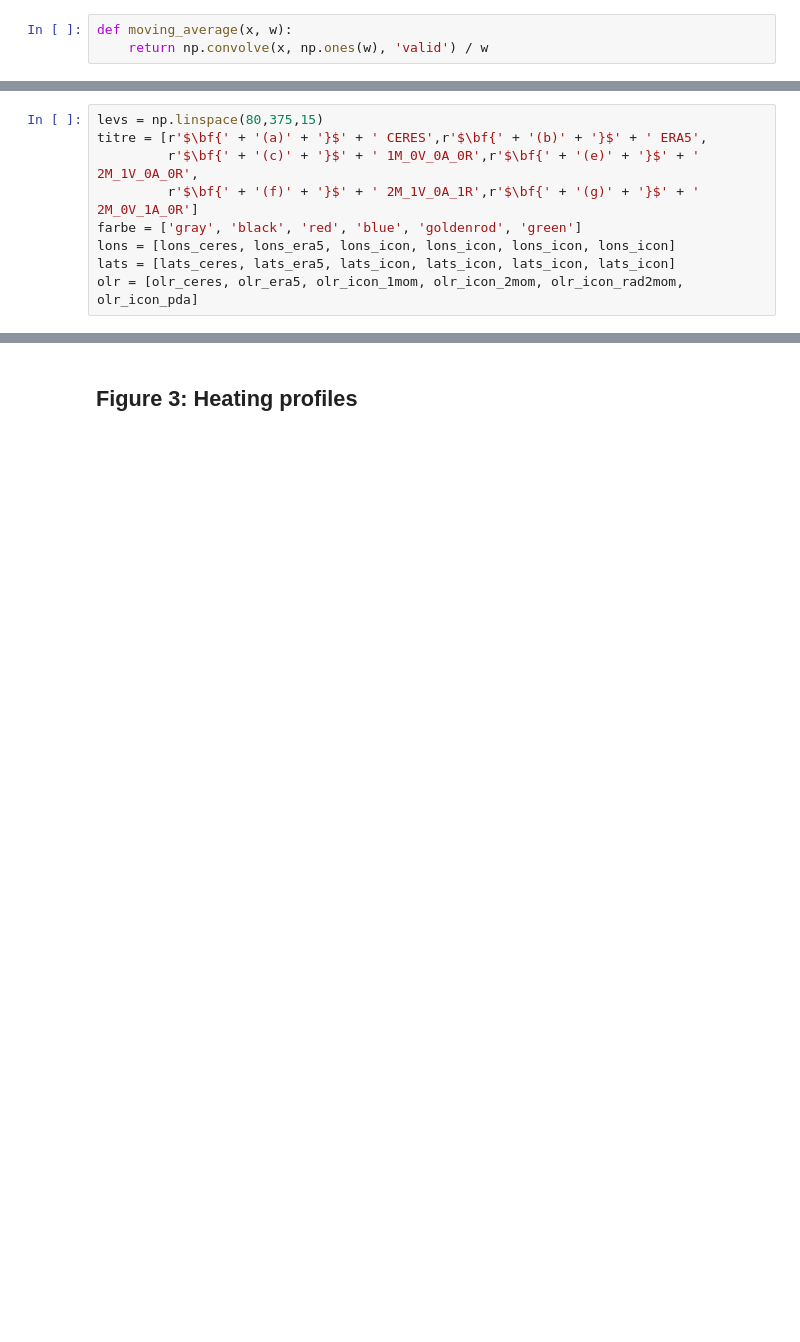
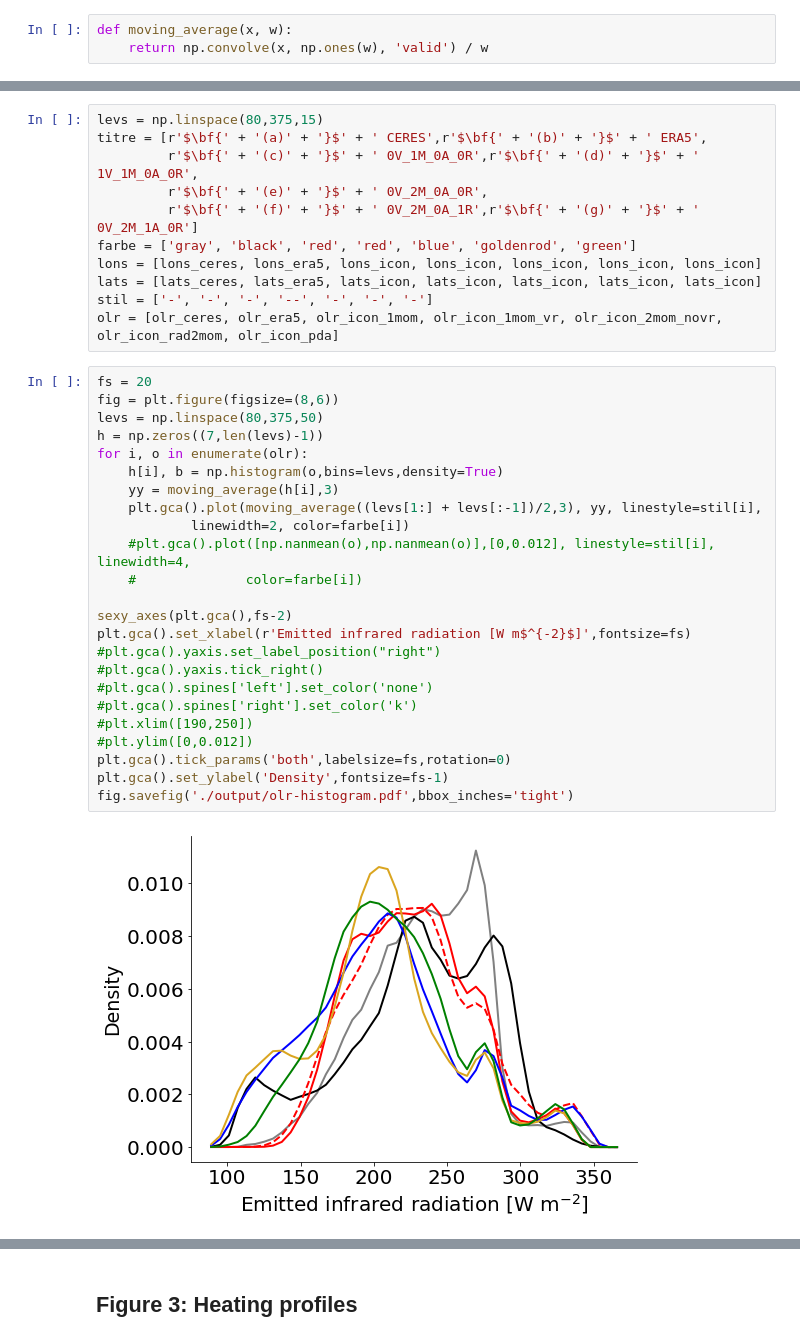
Before and after one commit to sylviasullivan/ice-microp-rad, a Jupyter notebook: Figures_article1.ipynb, the cells around one changed output, grey strips where cells are left out. Saved outputs shown, nothing was run; the diff lists cells and outputs as text; blank space fills up the shorter version.

```diff
--- a/Figures_article1.ipynb
+++ b/Figures_article1.ipynb
@@ -261,12 +273,40 @@ def resize_colorbar(event):
 # %%
 levs = np.linspace(80,375,15)
 titre = [r'$\bf{' + '(a)' + '}$' + ' CERES',r'$\bf{' + '(b)' + '}$' + ' ERA5',
-         r'$\bf{' + '(c)' + '}$' + ' 1M_0V_0A_0R',r'$\bf{' + '(e)' + '}$' + ' 2M_1V_0A_0R',
-         r'$\bf{' + '(f)' + '}$' + ' 2M_1V_0A_1R',r'$\bf{' + '(g)' + '}$' + ' 2M_0V_1A_0R']
-farbe = ['gray', 'black', 'red', 'blue', 'goldenrod', 'green']
-lons = [lons_ceres, lons_era5, lons_icon, lons_icon, lons_icon, lons_icon]
-lats = [lats_ceres, lats_era5, lats_icon, lats_icon, lats_icon, lats_icon]
-olr = [olr_ceres, olr_era5, olr_icon_1mom, olr_icon_2mom, olr_icon_rad2mom, olr_icon_pda]
+         r'$\bf{' + '(c)' + '}$' + ' 0V_1M_0A_0R',r'$\bf{' + '(d)' + '}$' + ' 1V_1M_0A_0R',
+         r'$\bf{' + '(e)' + '}$' + ' 0V_2M_0A_0R',
+         r'$\bf{' + '(f)' + '}$' + ' 0V_2M_0A_1R',r'$\bf{' + '(g)' + '}$' + ' 0V_2M_1A_0R']
+farbe = ['gray', 'black', 'red', 'red', 'blue', 'goldenrod', 'green']
+lons = [lons_ceres, lons_era5, lons_icon, lons_icon, lons_icon, lons_icon, lons_icon]
+lats = [lats_ceres, lats_era5, lats_icon, lats_icon, lats_icon, lats_icon, lats_icon]
+stil = ['-', '-', '-', '--', '-', '-', '-']
+olr = [olr_ceres, olr_era5, olr_icon_1mom, olr_icon_1mom_vr, olr_icon_2mom_novr, olr_icon_rad2mom, olr_icon_pda]
+# %%
+fs = 20
+fig = plt.figure(figsize=(8,6))
+levs = np.linspace(80,375,50)
+h = np.zeros((7,len(levs)-1))
+for i, o in enumerate(olr):
+    h[i], b = np.histogram(o,bins=levs,density=True)
+    yy = moving_average(h[i],3)
+    plt.gca().plot(moving_average((levs[1:] + levs[:-1])/2,3), yy, linestyle=stil[i],
+            linewidth=2, color=farbe[i])
+    #plt.gca().plot([np.nanmean(o),np.nanmean(o)],[0,0.012], linestyle=stil[i], linewidth=4,
+    #              color=farbe[i])
+
+sexy_axes(plt.gca(),fs-2)
+plt.gca().set_xlabel(r'Emitted infrared radiation [W m$^{-2}$]',fontsize=fs)
+#plt.gca().yaxis.set_label_position("right")
+#plt.gca().yaxis.tick_right()
+#plt.gca().spines['left'].set_color('none')
+#plt.gca().spines['right'].set_color('k')
+#plt.xlim([190,250])
+#plt.ylim([0,0.012])
+plt.gca().tick_params('both',labelsize=fs,rotation=0)
+plt.gca().set_ylabel('Density',fontsize=fs-1)
+fig.savefig('./output/olr-histogram.pdf',bbox_inches='tight')
+# %% [output]
+[figure, added]
 # %%
 fs = 16
 fig = plt.figure(figsize=(15,6.5))
```
Also changed, not shown: parts of 24 cells of this notebook.
